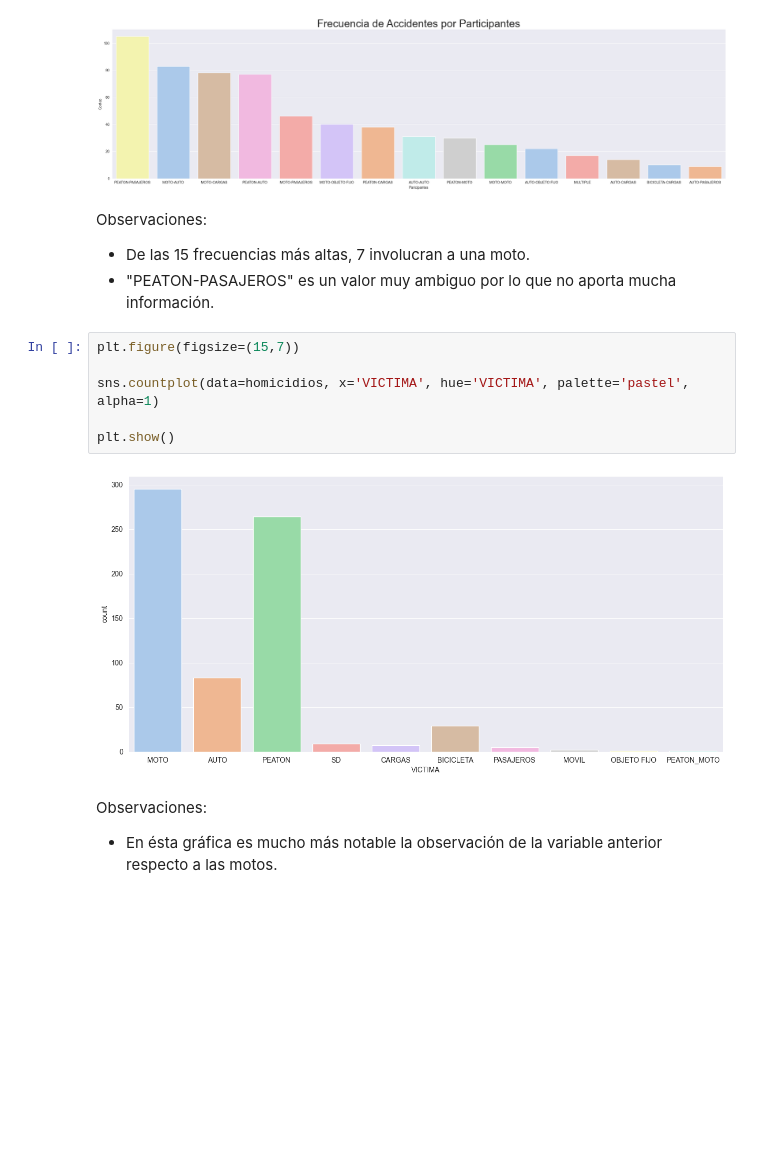
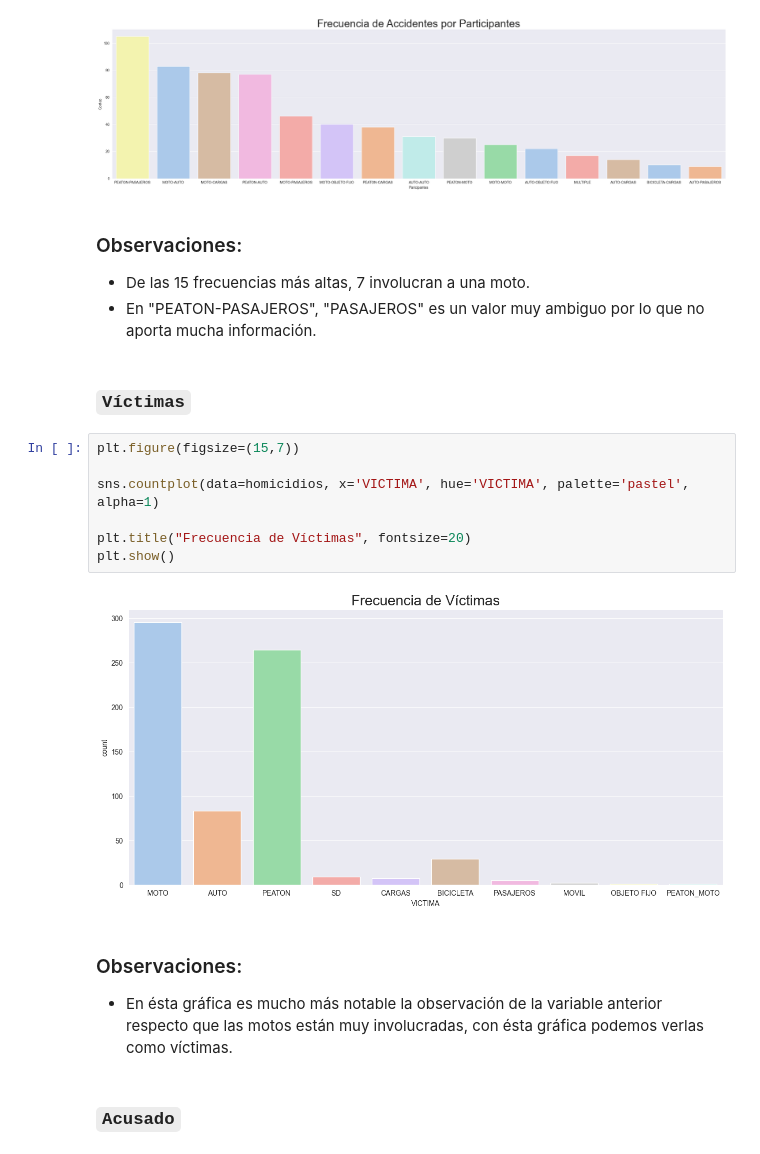
Before and after one commit to RodrigoLopezNunez17/DataOPS---Siniestros-Viales, a Jupyter notebook: EDA/homicidios.ipynb, the cells around one changed output. Drawn from its saved outputs; the diff is of its cells as text; blank space fills up the shorter version.

```diff
--- a/EDA/homicidios.ipynb
+++ b/EDA/homicidios.ipynb
@@ -183,22 +276,27 @@ plt.show()
 # %% [output]
 [figure]
 # %% [markdown]
-Observaciones:
+### Observaciones:
 
 - De las 15 frecuencias más altas, 7 involucran a una moto.
-- "PEATON-PASAJEROS" es un valor muy ambiguo por lo que no aporta mucha información.
+- En "PEATON-PASAJEROS", "PASAJEROS" es un valor muy ambiguo por lo que no aporta mucha información.
+# %% [markdown]
+### **`Víctimas`**
 # %%
 plt.figure(figsize=(15,7))
 
 sns.countplot(data=homicidios, x='VICTIMA', hue='VICTIMA', palette='pastel', alpha=1)
 
+plt.title("Frecuencia de Víctimas", fontsize=20)
 plt.show()
 # %% [output]
-[figure, old version]
+[figure, new version]
 # %% [markdown]
-Observaciones:
+### Observaciones:
 
-- En ésta gráfica es mucho más notable la observación de la variable anterior respecto a las motos.
+- En ésta gráfica es mucho más notable la observación de la variable anterior respecto que las motos están muy involucradas, con ésta gráfica podemos verlas como víctimas.
+# %% [markdown]
+### **`Acusado`**
 # %%
 plt.figure(figsize=(15,7))
 
```
Also changed, not shown: parts of 38 cells of this notebook, 2 other files.
